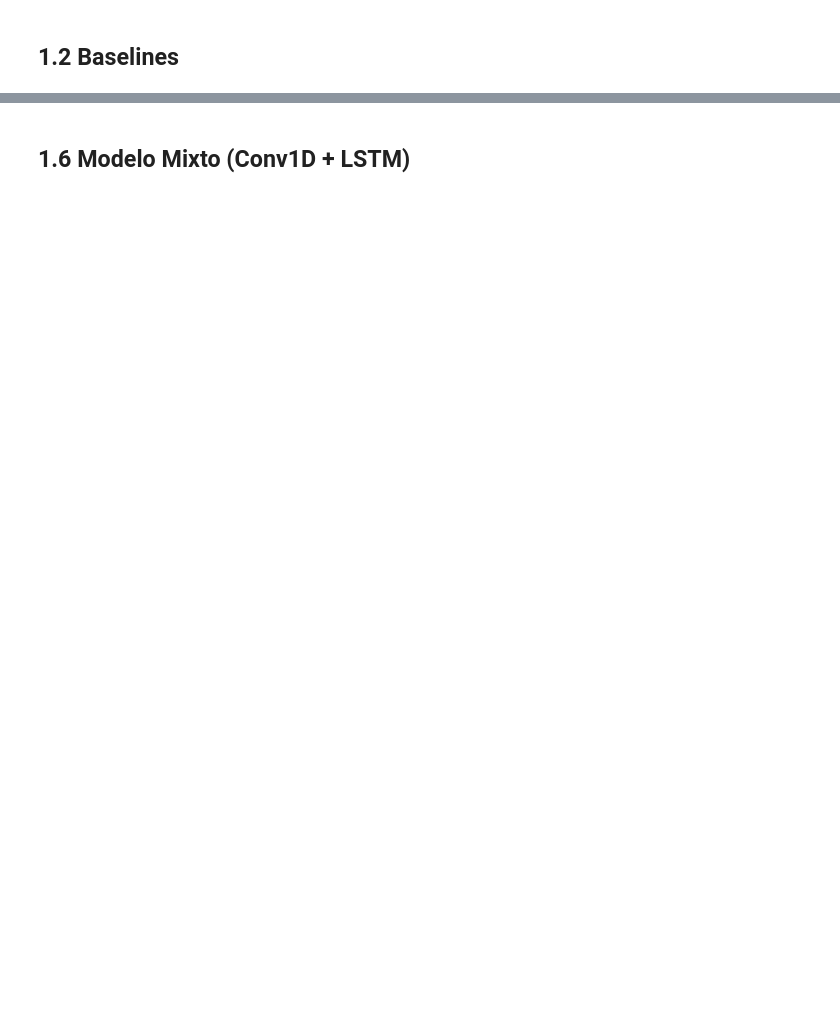
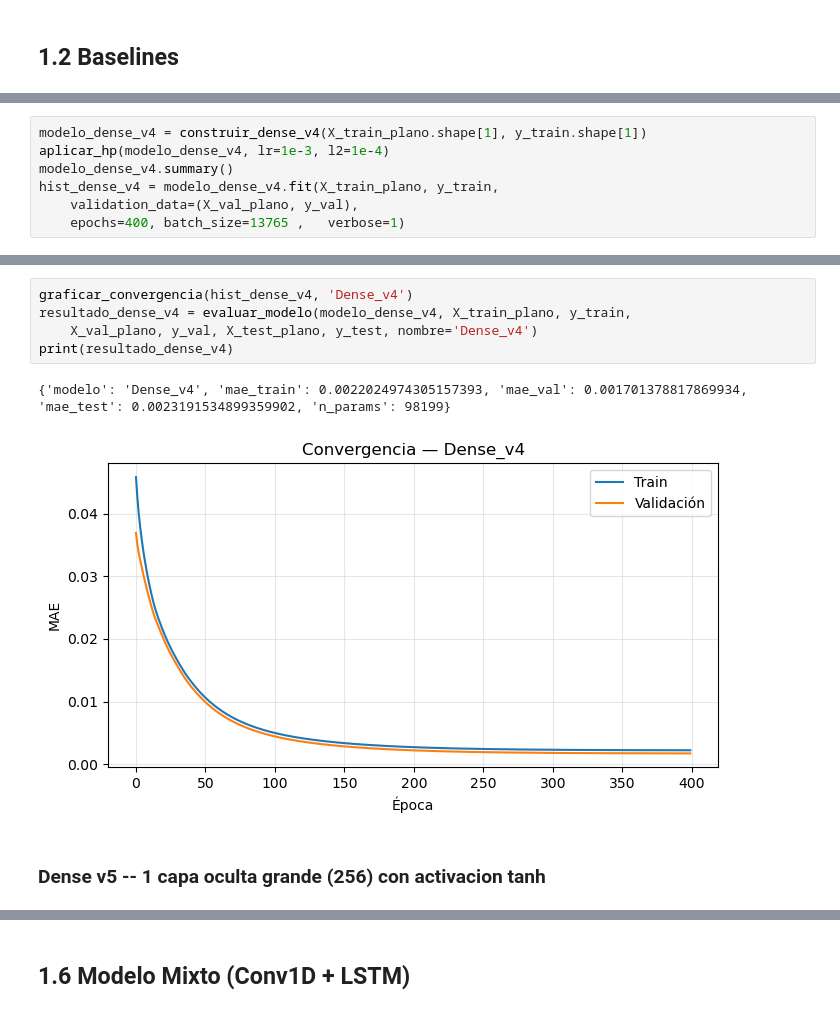
Before and after one commit to NataliaSJO/Taller4_NN, a Jupyter notebook: cuadernos/ent30_sal30.ipynb, the cells around one changed output, grey strips where cells are left out. Drawn from its saved outputs; the diff is of its cells as text; blank space fills up the shorter version.

```diff
--- a/cuadernos/ent30_sal30.ipynb
+++ b/cuadernos/ent30_sal30.ipynb
@@ -67,0 +304,7 @@ print(resultado_dense)
+# %%
+modelo_dense_v4 = construir_dense_v4(X_train_plano.shape[1], y_train.shape[1])
+aplicar_hp(modelo_dense_v4, lr=1e-3, l2=1e-4)
+modelo_dense_v4.summary()
+hist_dense_v4 = modelo_dense_v4.fit(X_train_plano, y_train,
+    validation_data=(X_val_plano, y_val),
+    epochs=400, batch_size=13765 ,   verbose=1)
@@ -67,0 +346,10 @@ print(resultado_dense)
+# %%
+graficar_convergencia(hist_dense_v4, 'Dense_v4')
+resultado_dense_v4 = evaluar_modelo(modelo_dense_v4, X_train_plano, y_train,
+    X_val_plano, y_val, X_test_plano, y_test, nombre='Dense_v4')
+print(resultado_dense_v4)
+# %% [output]
+{'modelo': 'Dense_v4', 'mae_train': 0.0022024974305157393, 'mae_val': 0.001701378817869934, 'mae_test': 0.0023191534899359902, 'n_params': 98199}
+[figure, added]
+# %% [markdown]
+### Dense v5 -- 1 capa oculta grande (256) con activacion tanh
```
Also changed, not shown: parts of 66 cells of this notebook, 1 other file.
